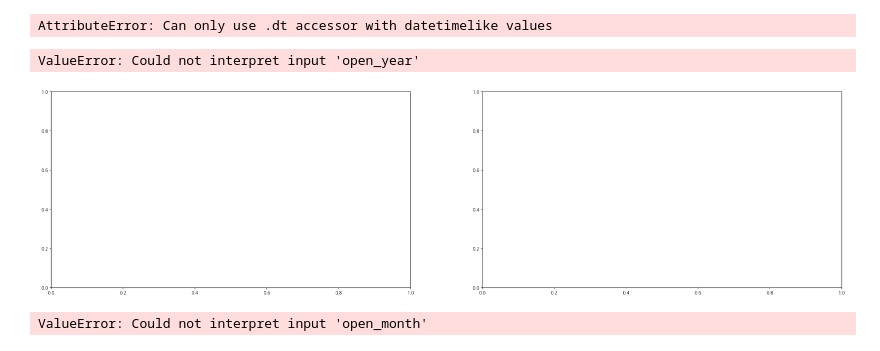
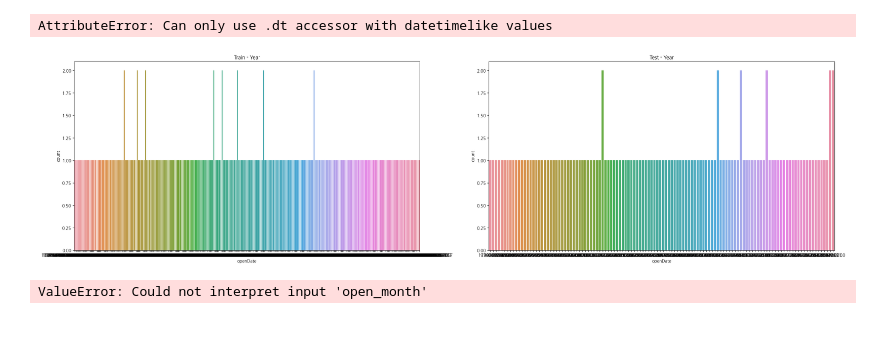
Before and after one commit to jihun5/jihun5, a Jupyter notebook: jupyter_project/jupyter_project/병원 문닫기 예측하기/실습.ipynb, the cells around one changed output. Saved outputs shown, nothing was run; the diff lists cells and outputs as text; code cells hidden in the pictures.

```diff
--- a/jupyter_project/jupyter_project/병원 문닫기 예측하기/실습.ipynb
+++ b/jupyter_project/jupyter_project/병원 문닫기 예측하기/실습.ipynb
@@ -256,3 +279,4 @@ from datetime import datetime
 # %%
-train["openDate"] = datetime.strftime(train["openDate"], '%Y/%m/%d')
+from pandas import read_excel, to_datetime
+train['openDate'] = to_datetime(train['openDate'])
 # test["openDate"] = pd.to_datetime(test["openDate"].astype("int").astype("str"), format="%Y/%m/%d", errors="coerce")
@@ -261,21 +298,20 @@ TypeError: descriptor 'strftime' for 'datetime.date' objects doesn't apply to a
 # %%
-train["open_year"] = train["openDate"].dt.year
-train["open_month"] = train["openDate"].dt.month
-test["open_year"] = test["openDate"].dt.year
-test["open_month"] = test["openDate"].dt.month
+# train["open_year"] = train["openDate"].dt.year
+# train["open_month"] = train["openDate"].dt.month
+# test["open_year"] = test["openDate"].dt.year
+# test["open_month"] = test["openDate"].dt.month
 
-train.drop(columns="openDate", axis=1, inplace=True)
-test.drop(columns="openDate", axis=1, inplace=True)
+# train.drop(columns="openDate", axis=1, inplace=True)
+# test.drop(columns="openDate", axis=1, inplace=True)
 # %% [output]
 AttributeError: Can only use .dt accessor with datetimelike values
 # %%
 fig, ax = plt.subplots(1, 2, figsize=(32, 8))
-sns.countplot(data=train, x="open_year", ax=ax[0]).set_title("Train - Year")
-sns.countplot(data=test, x="open_year", ax=ax[1]).set_title("Test - Year")
+sns.countplot(data=train, x="openDate", ax=ax[0]).set_title("Train - Year")
+sns.countplot(data=test, x="openDate", ax=ax[1]).set_title("Test - Year")
 plt.show()
 # %% [output]
-ValueError: Could not interpret input 'open_year'
-[figure, old version]
+[figure, new version]
 # %%
 fig, ax = plt.subplots(1, 2, figsize=(32, 8))
 sns.countplot(data=train, x="open_month", ax=ax[0]).set_title("Train - Month")
```
Also changed, not shown: parts of 6 cells of this notebook, 34 other files.
